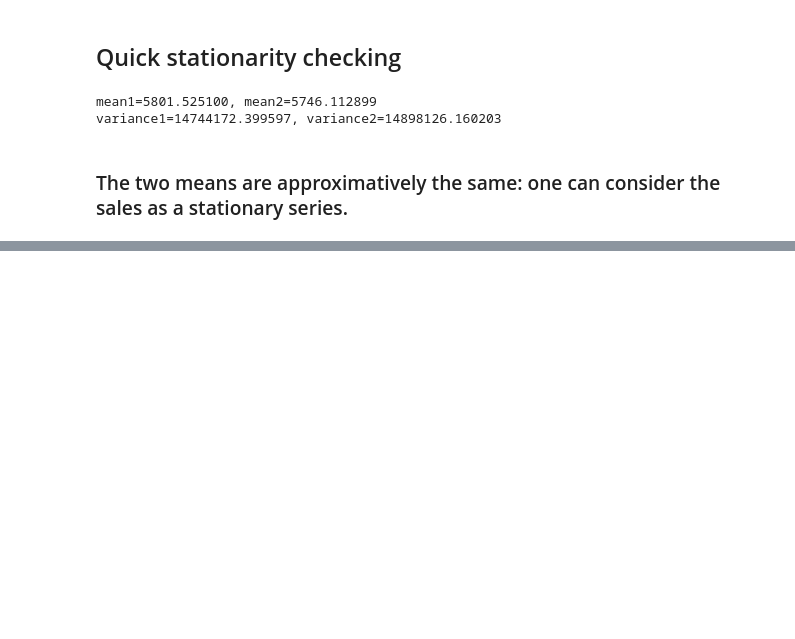
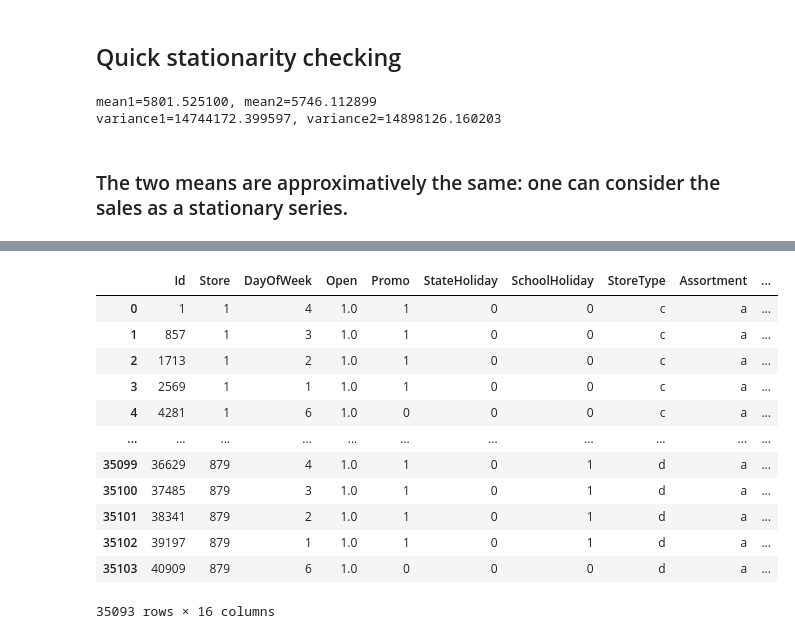
Before and after one commit to Josias-Ounsinli/Pharmaceutical-Sales-Prediction, a Jupyter notebook: notebooks/ts-analysis&preprocessing.ipynb, the cells around one changed output, grey strips where cells are left out. Saved outputs shown, nothing was run; the diff lists cells and outputs as text; code cells hidden in the pictures; blank space fills up the shorter version.

```diff
--- a/notebooks/ts-analysis&preprocessing.ipynb
+++ b/notebooks/ts-analysis&preprocessing.ipynb
@@ -37,3 +54,19 @@ data = dataCleaning(data).dateformat('Date')
+# %%
+import dvc.api
+import io
+
+path = 'data/test_data.csv'
+repo = './'
+version='vt.1'
+
+data_url = dvc.api.get_url(
+    path=path,
+	repo=repo,
+	rev=version
+	)
+
+test = pd.read_csv(data_url, sep=",")
+test = dataCleaning(test).cleanStateHoliday()
 # %%
 data.head()
 # %% [output]
@@ -114,0 +201,4 @@ decomposition.trend.plot(ax = ax4)
+# %%
+# remove closed stores and those with no sales
+train = dataCleaning(data).removeClosedStores()
+test = TestaddTransform(test).removeClosedStores()
@@ -114,0 +214,16 @@ decomposition.trend.plot(ax = ax4)
+# %%
+TestaddTransform(test).dropcoltest()
+# %% [output]
+|  | Id | Store | DayOfWeek | Open | Promo | StateHoliday | SchoolHoliday | StoreType | Assortment | ... |
+| 0 | 1 | 1 | 4 | 1.0 | 1 | 0 | 0 | c | a | ... |
+| 1 | 857 | 1 | 3 | 1.0 | 1 | 0 | 0 | c | a | ... |
+| 2 | 1713 | 1 | 2 | 1.0 | 1 | 0 | 0 | c | a | ... |
+| 3 | 2569 | 1 | 1 | 1.0 | 1 | 0 | 0 | c | a | ... |
+| 4 | 4281 | 1 | 6 | 1.0 | 0 | 0 | 0 | c | a | ... |
+| ... | ... | ... | ... | ... | ... | ... | ... | ... | ... | ... |
+| 35099 | 36629 | 879 | 4 | 1.0 | 1 | 0 | 1 | d | a | ... |
+| 35100 | 37485 | 879 | 3 | 1.0 | 1 | 0 | 1 | d | a | ... |
+| 35101 | 38341 | 879 | 2 | 1.0 | 1 | 0 | 1 | d | a | ... |
+| 35102 | 39197 | 879 | 1 | 1.0 | 1 | 0 | 1 | d | a | ... |
+| 35103 | 40909 | 879 | 6 | 1.0 | 0 | 0 | 0 | d | a | ... |
+35093 rows × 16 columns
```
Also changed, not shown: parts of 30 cells of this notebook, 6 other files.
